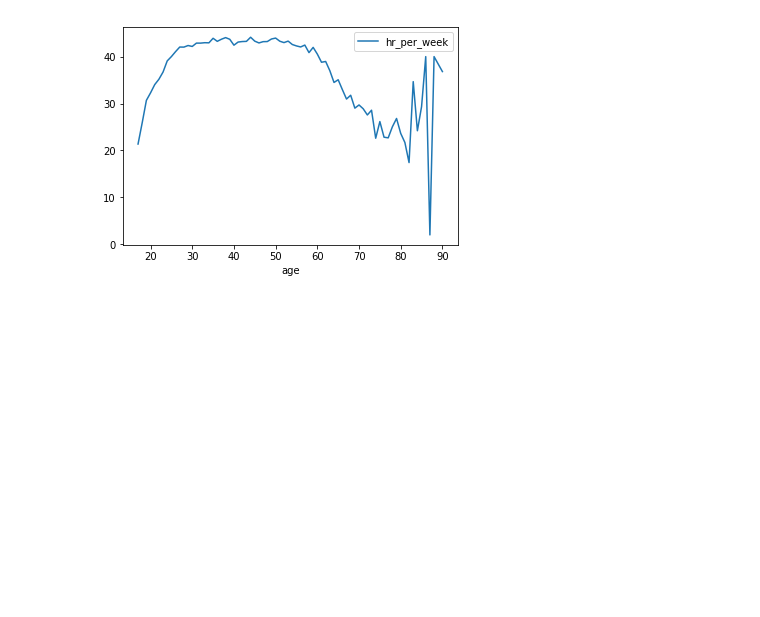
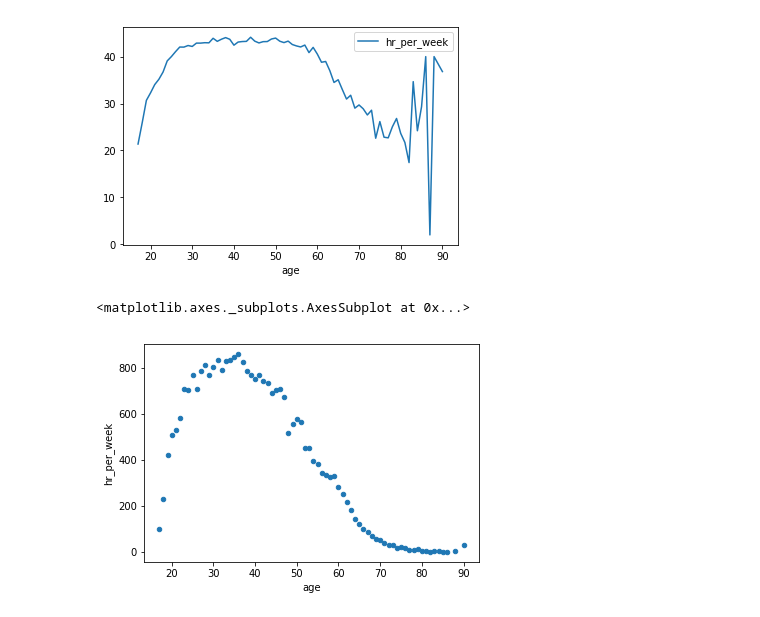
Before and after one commit to spa542/COSC311, a Jupyter notebook: Lab3/Lab3.ipynb, the cells around one changed output. Drawn from its saved outputs; the diff is of its cells as text; code cells hidden in the pictures; blank space fills up the shorter version.

```diff
--- a/Lab3/Lab3.ipynb
+++ b/Lab3/Lab3.ipynb
@@ -159,3 +159,13 @@ line_data.groupby(by='age').mean().plot.line()
 # %% [output]
 <matplotlib.axes._subplots.AxesSubplot at 0x...>
 [figure]
+# %%
+# 4.c
+# Plotting a scatter plot of the data that suggests a relationship between two discrete variables
+# where the x-axis has an inter-related progression
+scatter_data = adult_data[['age', 'hr_per_week']]
+# Number of people that work more than 25 hours a week as age increases
+scatter_data[scatter_data['hr_per_week'] > 25].groupby(by='age').count().reset_index().plot.scatter(x='age', y='hr_per_week')
+# %% [output]
+<matplotlib.axes._subplots.AxesSubplot at 0x...>
+[figure, added]
```
Also changed, not shown: parts of 1 cell of this notebook.
